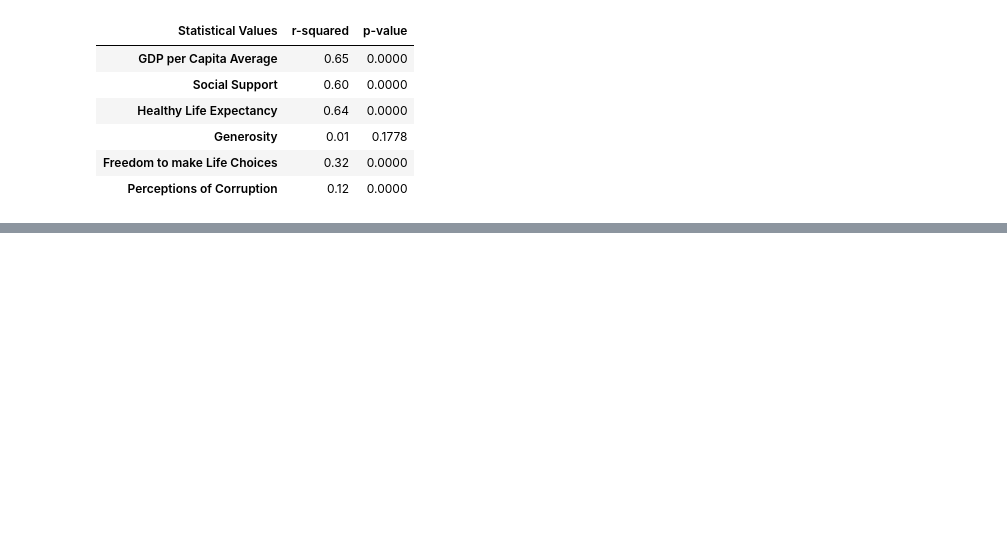
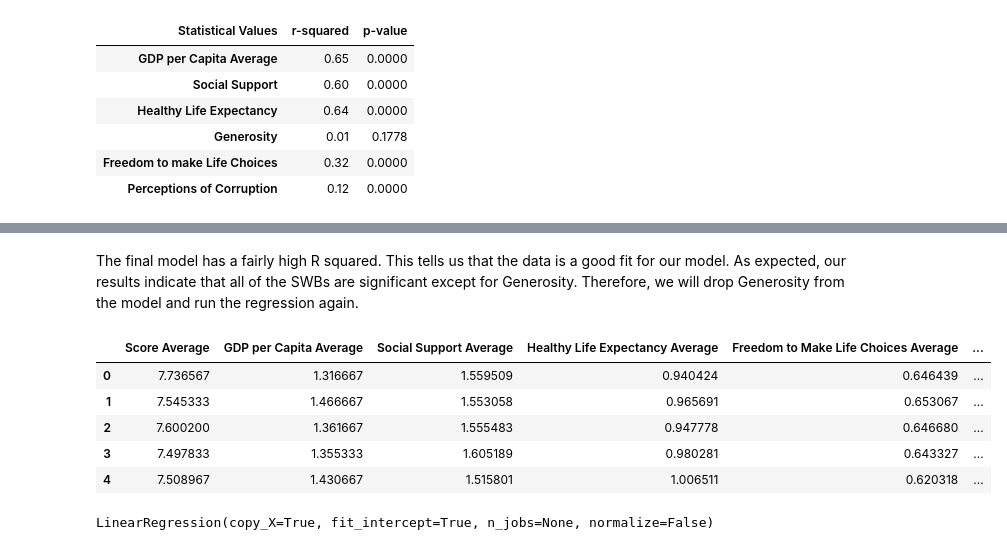
Before and after one commit to nbolt1989/Group_Project_1, a Jupyter notebook: Time for Happiness.ipynb, the cells around one changed output, grey strips where cells are left out. Saved outputs shown, nothing was run; the diff lists cells and outputs as text; code cells hidden in the pictures; blank space fills up the shorter version.

```diff
--- a/Time for Happiness.ipynb
+++ b/Time for Happiness.ipynb
@@ -668,0 +788,27 @@ regression2_df
+# %% [markdown]
+The final model has a fairly high R squared. This tells us that the data is a good fit for our model. As expected, our results indicate that all of the SWBs are significant except for Generosity. Therefore, we will drop Generosity from the model and run the regression again.
+# %%
+# Drop Generosity
+newmodel_df = average_df[["Score Average", "GDP per Capita Average", "Social Support Average",
+                     "Healthy Life Expectancy Average","Freedom to Make Life Choices Average",
+                             "Perceptions of Corruption Average"]]
+newmodel_df.head()
+# %% [output]
+|  | Score Average | GDP per Capita Average | Social Support Average | Healthy Life Expectancy Average | Freedom to Make Life Choices Average | ... |
+| 0 | 7.736567 | 1.316667 | 1.559509 | 0.940424 | 0.646439 | ... |
+| 1 | 7.545333 | 1.466667 | 1.553058 | 0.965691 | 0.653067 | ... |
+| 2 | 7.600200 | 1.361667 | 1.555483 | 0.947778 | 0.646680 | ... |
+| 3 | 7.497833 | 1.355333 | 1.605189 | 0.980281 | 0.643327 | ... |
+| 4 | 7.508967 | 1.430667 | 1.515801 | 1.006511 | 0.620318 | ... |
+# %%
+# define out input variable and our output variable
+x2 = newmodel_df.drop("Score Average", axis =1)
+y2 = newmodel_df[["Score Average"]]
+
+# create an instance of our model
+regression_model2 = LinearRegression()
+
+#fit the model
+regression_model2.fit(x2,y2)
+# %% [output]
+LinearRegression(copy_X=True, fit_intercept=True, n_jobs=None, normalize=False)
```
Also changed, not shown: parts of 38 cells of this notebook, 3 other files.
